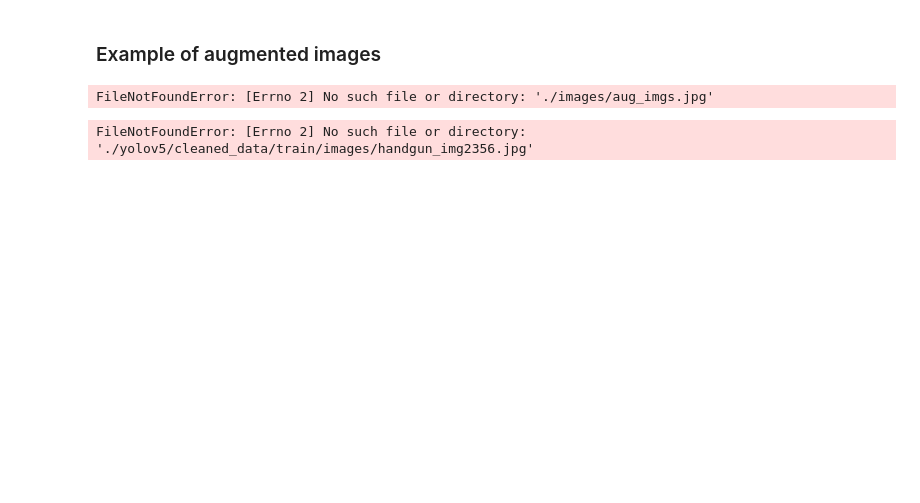
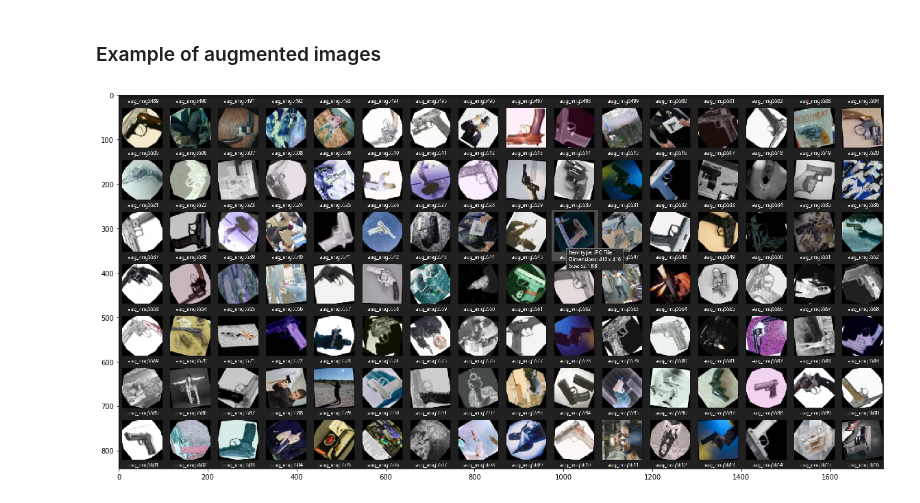
Before and after one commit to brettmcgrath/security_camera, a Jupyter notebook: FINAL_data_aug.ipynb, the cells around one changed output. Cells and saved outputs as stored; diff of their text form; code cells hidden in the pictures; blank space fills up the shorter version.

```diff
--- a/FINAL_data_aug.ipynb
+++ b/FINAL_data_aug.ipynb
@@ -421,24 +396,22 @@ plt.show()
 # %% [markdown]
 <h3>Example of augmented images</h3>
 # %%
-pillow_image1 = Image.open(f"./yolov5/data5/")
+pillow_image1 = Image.open(f"./images/aug_imgs.jpg")
 image1 = np.array(pillow_image1)
 plt.figure(figsize=(20, 25))
 plt.imshow(image1, interpolation='nearest')
 plt.show()
 # %% [output]
-FileNotFoundError: [Errno 2] No such file or directory: './images/aug_imgs.jpg'
+[figure, added]
 # %%
-pillow_image2 = Image.open(f"./yolov5/cleaned_data/train/images/handgun_img2356.jpg")
-bbox2 = read_file('./yolov5/cleaned_data/train/labels/handgun_img2356.txt')
+pillow_image2 = Image.open(f"./datasets/data5/train/images/img_ay_1107_9.jpg")
+bbox2 = read_file('./datasets/data5/train/labels/img_ay_1107_9.txt')
 image2 = np.array(pillow_image2)
 
-pillow_image3 = Image.open(f"./yolov5/cleaned_data/train/images/handgun_img1343.jpg")
-bbox3 = read_file('./yolov5/cleaned_data/train/labels/handgun_img1343.txt')
+pillow_image3 = Image.open(f"./datasets/data5/train/images/img_ba_3042_2.jpg")
+bbox3 = read_file('./datasets/data5/train/labels/img_ba_3042_2.txt')
 image3 = np.array(pillow_image3)
 
-pillow_image4 = Image.open(f"./yolov5/cleaned_data/train/images/handgun_img1378.jpg")
-bbox4 = read_file('./yolov5/cleaned_data/train/labels/handgun_img1378.txt')
+pillow_image4 = Image.open(f"./datasets/data5/train/images/img_ck_5623_6.jpg")
+bbox4 = read_file('./datasets/data5/train/labels/img_ck_5623_6.txt')
 image4 = np.array(pillow_image4)
-# %% [output]
-FileNotFoundError: [Errno 2] No such file or directory: './yolov5/cleaned_data/train/images/handgun_img2356.jpg'
```
Also changed, not shown: parts of 11 cells of this notebook, 3 other files.
